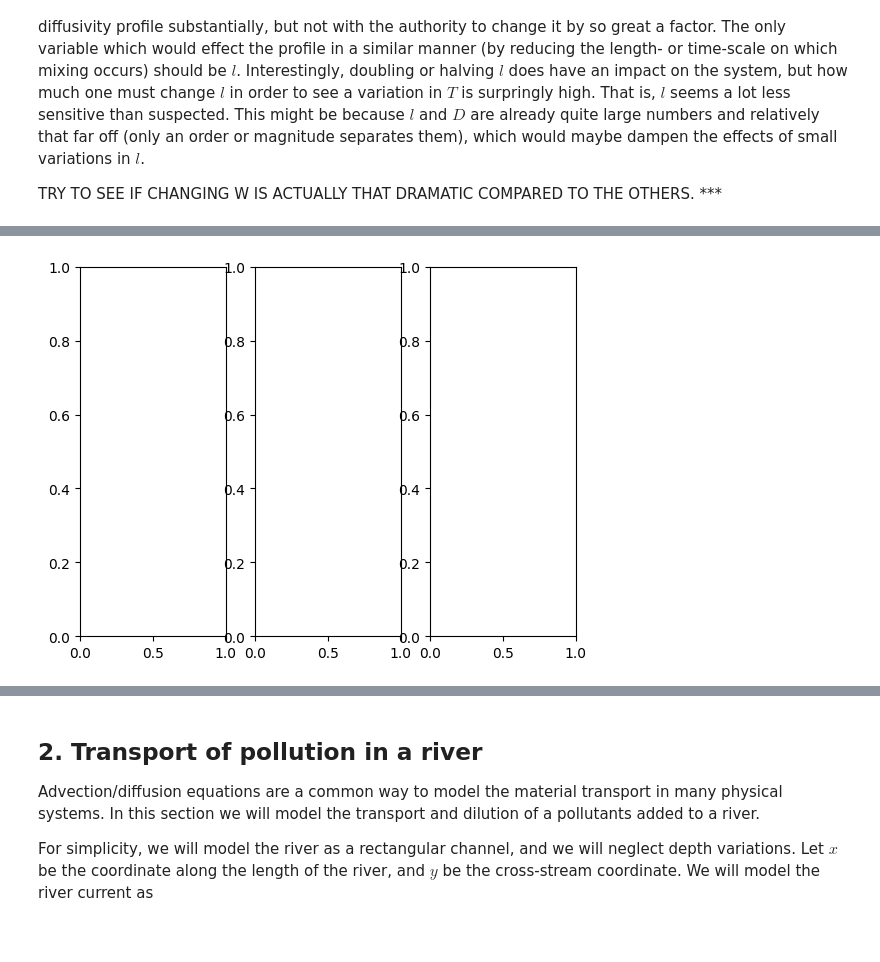
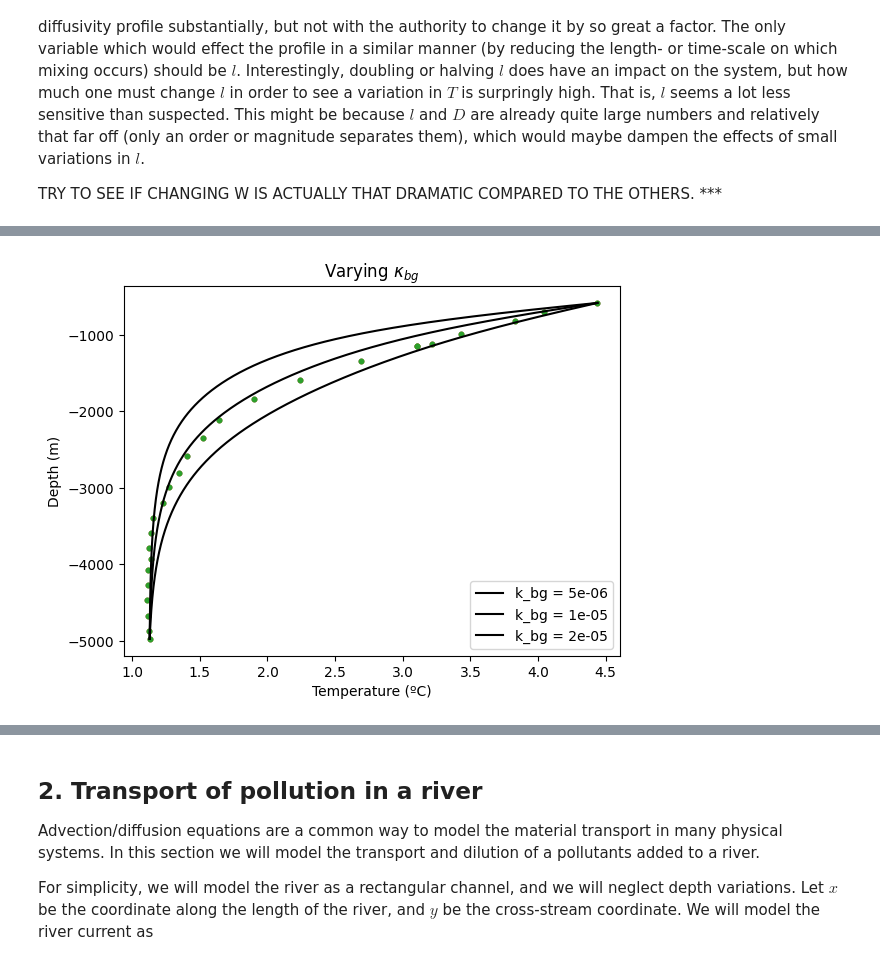
Before and after one commit to SquidsofDoom/QCES, a Jupyter notebook: Project2_transport.ipynb, the cells around one changed output, grey strips where cells are left out. Cells and saved outputs as stored; diff of their text form; code cells hidden in the pictures; blank space fills up the shorter version.

```diff
--- a/Project2_transport.ipynb
+++ b/Project2_transport.ipynb
@@ -288,55 +288,83 @@ Next, find a vertical velocity that produces a better agreement with the observa
 
 TRY TO SEE IF CHANGING W IS ACTUALLY THAT DRAMATIC COMPARED TO THE OTHERS. ***
 # %%
-kappa_bg_array = [0.5,1e-5,2e-10]
+kappa_bg_array = [0.5e-5,1e-5,2e-5]
 kappa_0_array = [1e-4,8.6e-4,15e-4]
-l_array = [300,667,1000]
+l_array = [333,667,1000]
 kappa_mat = np.zeros((3,3,len(z)))
 kappa_new = dist.Field(name='kappa_new', bases=zbasis)
 
 for i, a in enumerate(kappa_bg_array):
   kappa_mat[0,i] = a + (8.6e-4-a)*np.exp((-5e3-z)/667) #range of kappa_bg
 for i, b in enumerate(kappa_0_array):
-  kappa_mat[1,i]= 1e-5  + (b-1e-5)*np.exp((-5e3-z)/667) #range of kappa_bg
+  kappa_mat[1,i]= 1e-5  + (b-1e-5)*np.exp((-5e3-z)/667) #range of kappa_0
 for i, c in enumerate(l_array):
-  kappa_mat[2,i]= 1e-5  + (8.6e-4-1e-5)*np.exp((-5e3-z)/c) #range of kappa_bg
+  kappa_mat[2,i]= 1e-5  + (8.6e-4-1e-5)*np.exp((-5e3-z)/c) #range of l
 
 
 for i, n in enumerate(kappa_mat):
+  plot_array = []
   for j, m in enumerate(n):
+    z_surface = CTD_z[-1]
+    z_bottom = CTD_z[0]
+    T_surface = CTD_T[-1]
+    T_bottom = CTD_T[0]
+    Nz = 1000
 
-    kappa_new['g'] = m # defining new kappa coords
-    T_new = dist.Field(name='T_new', bases=zbasis)
+    # Set the vertical velocity
+    w =  1e-8 # m/s
+
+    # Bases
+    zcoord = d3.Coordinate('z')
+    dist = d3.Distributor(zcoord, dtype=np.float64)
+    zbasis = d3.Chebyshev(zcoord, size=Nz, bounds=(z_bottom, z_surface))
+    z = dist.local_grid(zbasis)
+
+    # Fields
+    T = dist.Field(name='T', bases=zbasis)
+    kappa = dist.Field(name='kappa', bases=zbasis)
     # Set the diffusivity
     # Below is the diffusivity profile from Rogers et al., 2023
+    kappa['g']= m
+
+    # Add two tau variables to allow us to apply two boundary conditions
+    tau_1 = dist.Field(name='tau_1')
+    tau_2 = dist.Field(name='tau_2')
+    lift_basis = zbasis.derivative_basis(1)
+    lift = lambda A: d3.Lift(A, lift_basis, -1)
+
+    # Substitutions
+    dz = lambda A: d3.Differentiate(A, zcoord)
+    Tz = dz(T) + lift(tau_1)
+    Tzz = dz(Tz) + lift(tau_2)
+
+    # Problem
+    problem = d3.LBVP([T, tau_1, tau_2], namespace=locals())
+    problem.add_equation("w*Tz - dz(kappa*Tz) + lift(tau_2) = 0")
+    problem.add_equation("T(z=z_surface) = T_surface")
+    problem.add_equation("T(z=z_bottom) = T_bottom")
+
+    # Solver
+    solver = problem.build_solver()
+    solver.solve()
+
+    Tg=T['g']
+    plt.scatter(CTD_T,CTD_z,s=10)
+
+    if i==0:
+      plt.title(u'Varying $\kappa_{bg}$')
+      plt.plot(Tg,z,'k',label=f'k_bg = {kappa_bg_array[j]}')
+    if i==1:
+      plt.title(u'Varying $\kappa_0$')
+      plt.plot(Tg,z,'k',label=f'k_0 = {kappa_0_array[j]}')
+    if i==2:
+      plt.title(u'Varying $l$')
+      plt.plot(Tg,z,'k',label=f'l = {l_array[j]}')
 
 
-    # Substitutions
-
-    Tnz = dz(T_new) + lift(tau_1)
-    Tnzz = dz(Tnz) + lift(tau_2)
-
-    problem = d3.LBVP([T_new, tau_1, tau_2], namespace=locals())
-    problem.add_equation("w*Tnz - dz(kappa_new*Tnz) + lift(tau_2) = 0")
-    problem.add_equation("T_new(z=z_surface) = T_surface")
-    problem.add_equation("T_new(z=z_bottom) = T_bottom")
-    solver.solve()
-
-    Tg_new=T_new['g']
-    ax, fig = plt.subplots(1,3)
-
-    ax[j] = plt.subplot(1,3,j+1)
-    ax[j].scatter(CTD_T,CTD_z,s=10)
-    ax[j].plot(Tg_new,z,'k')
-    ax[j].set_xlabel('Temperature (ºC)')
-    ax[j].ylabel('Depth (m)')
-    if i==0:
-      plt.title(f'kappa_bg = {kappa_bg_array[j]}')
-    elif i==1:
-      plt.title(f'kappa_0 = {kappa_0_array[j]}')
-    else:
-      plt.title(f'l = {l_array[j]}')
-
-    plt.legend()
-    plt.show()
+  # Plot
+  plt.xlabel('Temperature (ºC)')
+  plt.ylabel('Depth (m)')
+  plt.legend()
+  plt.show()
 # %% [output]
@@ -344 +377 @@ TypeError: 'Figure' object does not support item assignment
-[figure, old version]
+[figure, new version]
```
Also changed, not shown: parts of 6 cells of this notebook.
